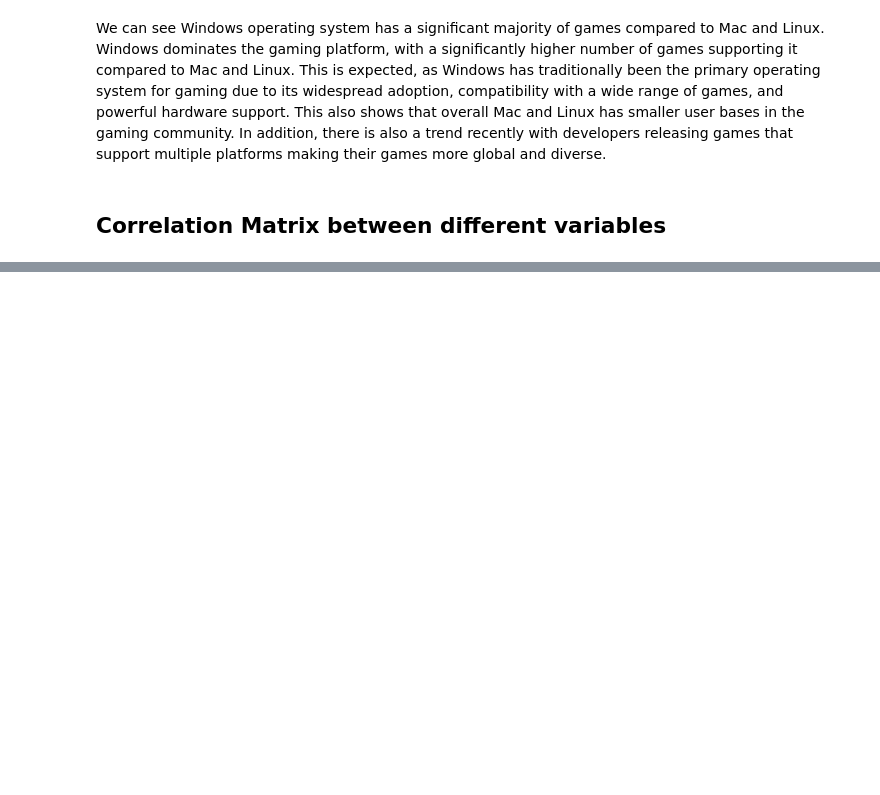
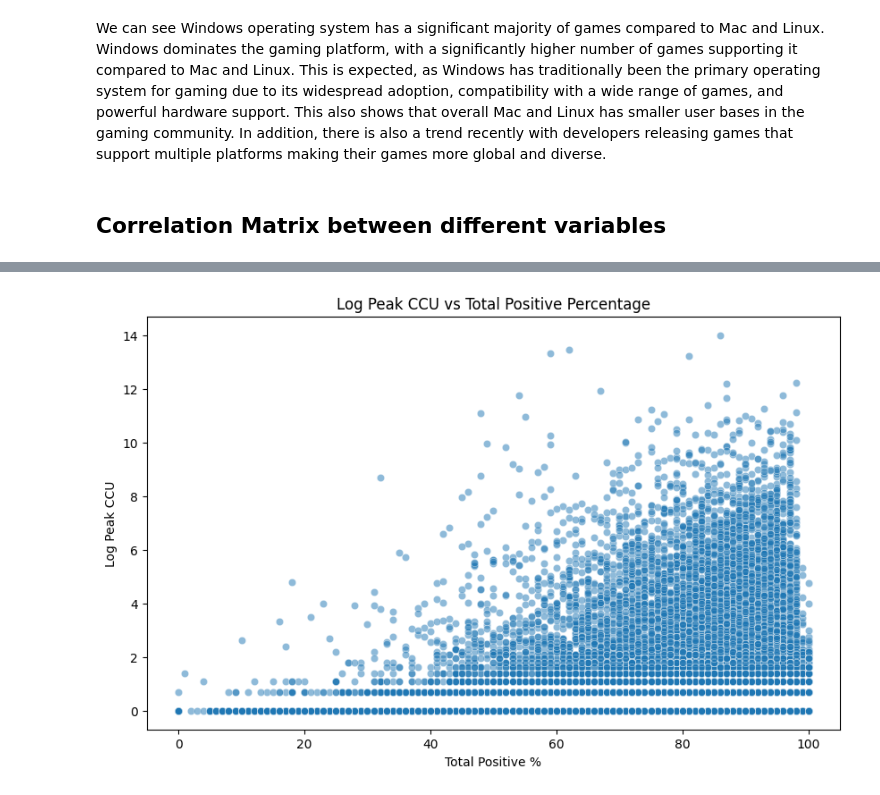
Before and after one commit to oscartsai2620/STAT315_Final, a Jupyter notebook: project.ipynb, the cells around one changed output, grey strips where cells are left out. Cells and saved outputs as stored; diff of their text form; code cells hidden in the pictures; blank space fills up the shorter version.

```diff
--- a/project.ipynb
+++ b/project.ipynb
@@ -126,0 +130,21 @@ df.describe().T
+# %%
+# Columns to log transform (using log1p because it handles zeros safely)
+log_cols = [
+    'peak_ccu',
+    'num_reviews_total',
+    'positive',
+    'negative',
+    'recommendations',
+    'achievements',
+    'dlc_count',
+    'average_playtime_forever',
+    'median_playtime_forever',
+    'average_playtime_2weeks',
+    'median_playtime_2weeks',
+    'price'
+]
+
+# Create log-transformed columns
+df_log = df.copy()
+for col in log_cols:
+    df_log[f'log_{col}'] = np.log1p(df_log[col])
@@ -259,0 +343,9 @@ Based on this analysis, we choose `pct_pos_total` as our main measure of game su
+# %%
+plt.figure(figsize=(10,6))
+sns.scatterplot(data=df_log_pct_nonneg, x='pct_pos_total', y='log_peak_ccu', alpha=0.5)
+plt.title("Log Peak CCU vs Total Positive Percentage")
+plt.xlabel("Total Positive %")
+plt.ylabel("Log Peak CCU")
+plt.show()
+# %% [output]
+[figure, added]
```
Also changed, not shown: parts of 41 cells of this notebook.
